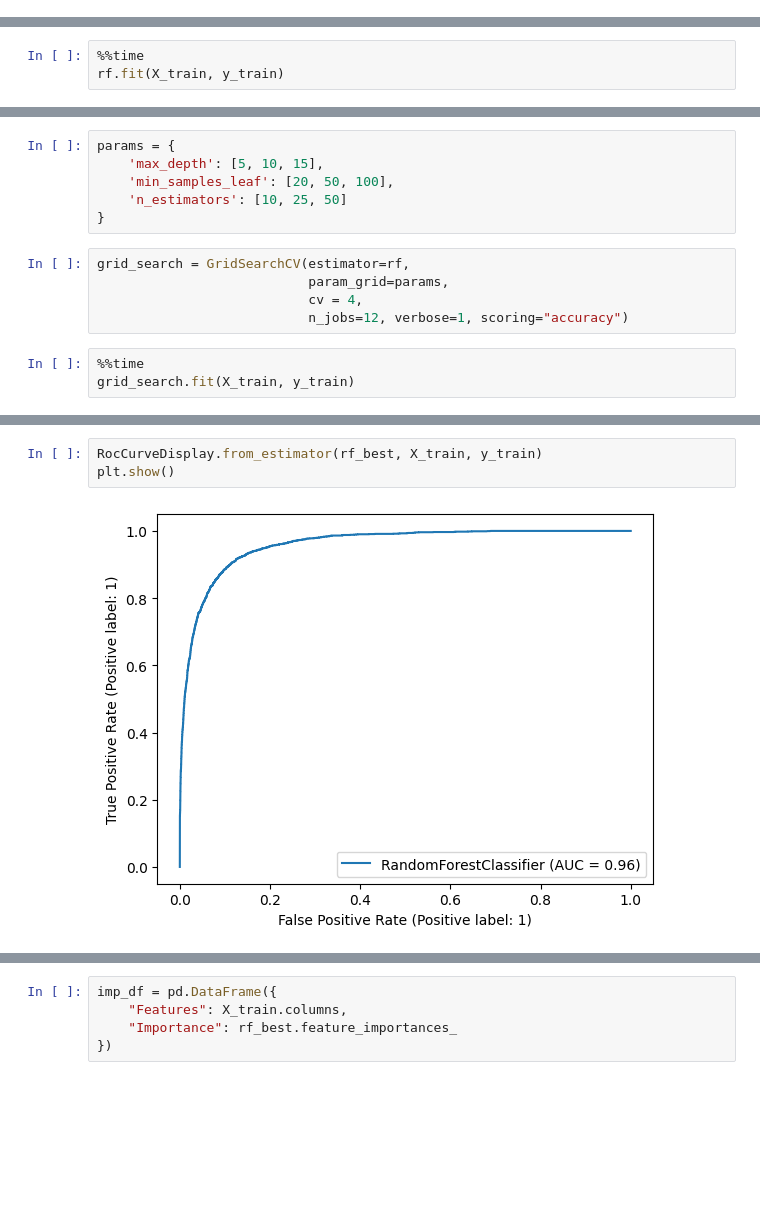
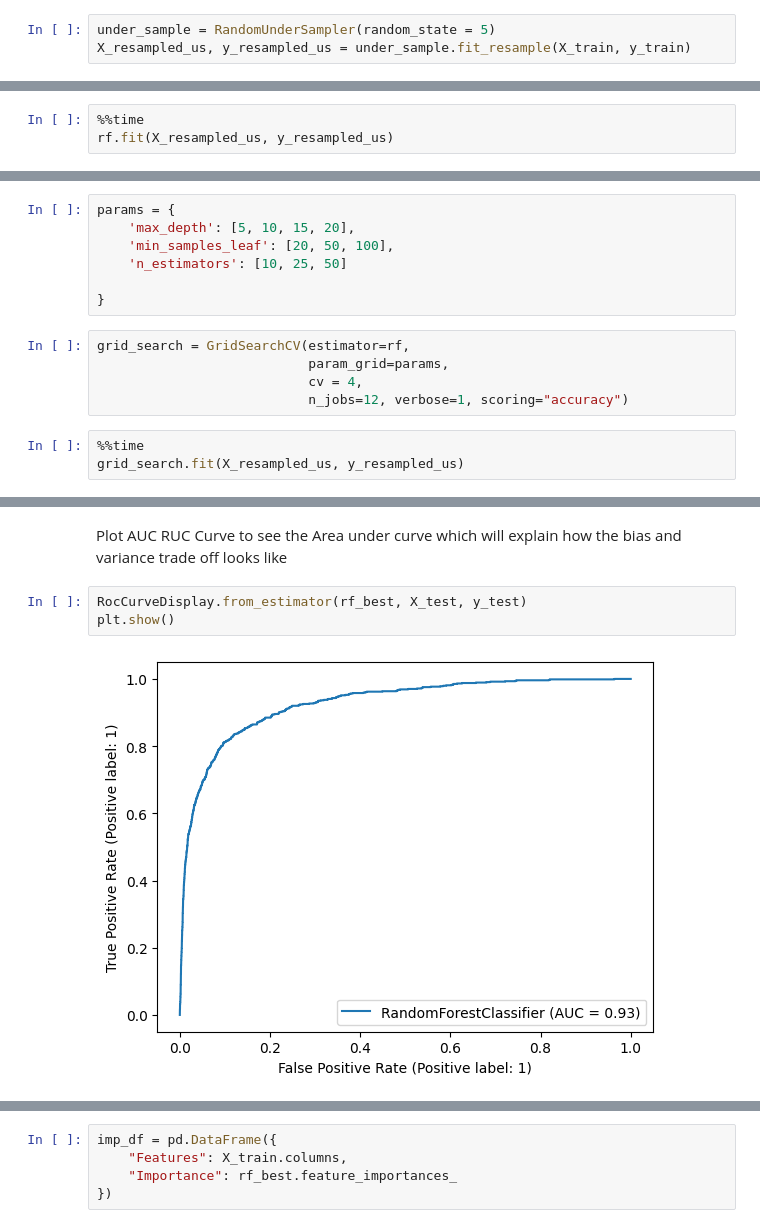
Before and after one commit to Awadhesh43/Advance-ML-Assignment-upGrad, a Jupyter notebook: Advance-ML-Telecom-Churn-Assignment.ipynb, the cells around one changed output, grey strips where cells are left out. Drawn from its saved outputs; the diff is of its cells as text; blank space fills up the shorter version.

```diff
--- a/Advance-ML-Telecom-Churn-Assignment.ipynb
+++ b/Advance-ML-Telecom-Churn-Assignment.ipynb
@@ -778 +1332,4 @@ X_train, X_test, y_train, y_test = train_test_split(X, y, test_size=0.3, stratif
+# %%
+under_sample = RandomUnderSampler(random_state = 5)
+X_resampled_us, y_resampled_us = under_sample.fit_resample(X_train, y_train)
 # %%
@@ -784,4 +1342,4 @@ X_train.shape
 # %%
 %%time
-rf.fit(X_train, y_train)
+rf.fit(X_resampled_us, y_resampled_us)
 # %% [output]
@@ -804,9 +1362,10 @@ plt.show()
 rf = RandomForestClassifier(random_state=42, n_jobs=12)
 # %%
 params = {
-    'max_depth': [5, 10, 15],
+    'max_depth': [5, 10, 15, 20],
     'min_samples_leaf': [20, 50, 100],
     'n_estimators': [10, 25, 50]
+
 }
 # %%
 grid_search = GridSearchCV(estimator=rf,
@@ -815,5 +1374,5 @@ grid_search = GridSearchCV(estimator=rf,
                            n_jobs=12, verbose=1, scoring="accuracy")
 # %%
 %%time
-grid_search.fit(X_train, y_train)
+grid_search.fit(X_resampled_us, y_resampled_us)
 # %% [output]
@@ -839,8 +1431,10 @@ RandomForestClassifier(max_depth=10, min_samples_leaf=20, n_estimators=10,
+# %% [markdown]
+Plot AUC RUC Curve to see the Area under curve which will explain how the bias and variance trade off looks like
 # %%
-RocCurveDisplay.from_estimator(rf_best, X_train, y_train)
+RocCurveDisplay.from_estimator(rf_best, X_test, y_test)
 plt.show()
 # %% [output]
-[figure, old version]
+[figure, new version]
 # %%
 rf_best.feature_importances_
 # %% [output]
```
Also changed, not shown: parts of 268 cells of this notebook.
